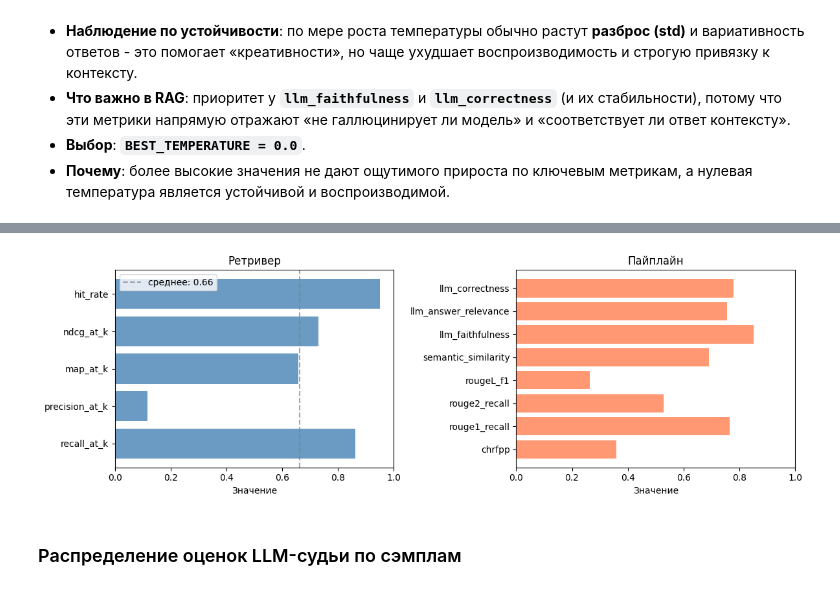
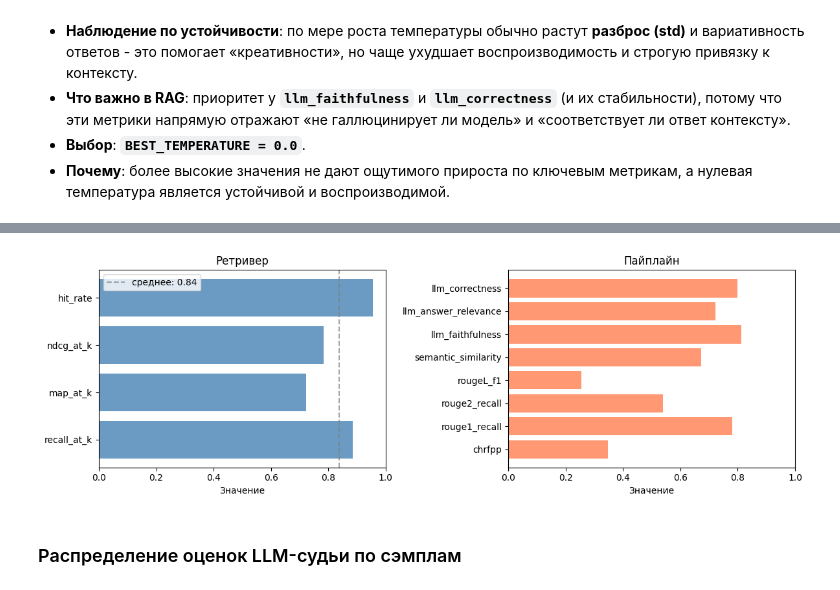
Before and after one commit to LHLHLHE/boardgame-rules-assistant, a Jupyter notebook: research/rag_experiments/notebooks/04_phase1_experiments.ipynb, the cells around one changed output, grey strips where cells are left out. Cells and saved outputs as stored; diff of their text form; code cells hidden in the pictures.

```diff
--- a/research/rag_experiments/notebooks/04_phase1_experiments.ipynb
+++ b/research/rag_experiments/notebooks/04_phase1_experiments.ipynb
@@ -299,11 +300,11 @@ Phase 2: 4 embedder experiments (best top_k=10, chunk_size=128)
 # %%
-RUN_PHASE2 = True
+RUN_STAGE2 = True
 phase2_results = []
 for item in EMBEDDER_GRID:
     exp_id = item["id"]
     overrides = item["overrides"]
     out_path = RESULTS_DIR / f"{exp_id}.json"
-    if RUN_PHASE2:
+    if RUN_STAGE2:
         if SKIP_IF_EXISTS and out_path.exists():
             print(f"Skip (exists): {exp_id}")
             with open(out_path, encoding="utf-8") as f:
@@ -344,7 +345,7 @@ for item in EMBEDDER_GRID:
                 phase2_results.append(json.load(f))
         else:
             print(f"Missing: {exp_id}")
-print(f"Phase 2: {len(phase2_results)} results.")
+print(f"Этап 2: {len(phase2_results)} результатов")
 # %% [output]
 Skip (exists): embed_e5_chunk128
 Skip (exists): embed_rosberta_chunk128
@@ -625,7 +629,7 @@ for fst in FIRST_STAGE_K_VALUES:
                 f"retrieval.first_stage_k={fst}",
                 f"retrieval.second_stage_k={snd}",
             ]),
-            "dataset_hf_filename": PHASE2_DATASET_HF_FILENAME,
+            "dataset_hf_filename": BEST_DATASET_HF_FILENAME,
             "use_metadata_filter": True,
             "two_stage": True,
             "first_stage_k": fst,
@@ -791,11 +1031,11 @@ print(f"Этап 6: {len(STAGE6_GRID)} экспериментов (модели
 # %%
-phase6_results = []
-for item in STAGE6_GRID:
+phase7_results = []
+for item in STAGE7_GRID:
     exp_id = item["id"]
     out_path = RESULTS_DIR / f"{exp_id}.json"
     if SKIP_IF_EXISTS and out_path.exists():
         with open(out_path, encoding="utf-8") as f:
-            phase6_results.append(json.load(f))
+            phase7_results.append(json.load(f))
         continue
     if EVAL_DATASET_HF_REPO:
         cfg = get_cfg(item["overrides"])
@@ -808,10 +1048,10 @@ for item in STAGE6_GRID:
             output_path=out_path,
             skip_retriever_eval=True,
         )
-        phase6_results.append(result)
+        phase7_results.append(result)
     elif out_path.exists():
         with open(out_path, encoding="utf-8") as f:
-            phase6_results.append(json.load(f))
+            phase7_results.append(json.load(f))
 
-print(f"Этап 6: {len(phase6_results)} результатов")
+print(f"Этап 7: {len(phase7_results)} результатов")
 # %% [output]
@@ -927,11 +1161,11 @@ print(f"Этап 7: {len(STAGE7_GRID)} экспериментов ({len(TEMPERAT
 # %%
-phase7_results = []
-for item in STAGE7_GRID:
+phase8_results = []
+for item in STAGE8_GRID:
     exp_id = item["id"]
     out_path = RESULTS_DIR / f"{exp_id}.json"
     if SKIP_IF_EXISTS and out_path.exists():
         with open(out_path, encoding="utf-8") as f:
-            phase7_results.append(json.load(f))
+            phase8_results.append(json.load(f))
         continue
     if EVAL_DATASET_HF_REPO:
         cfg = get_cfg(item["overrides"])
@@ -963,12 +1197,12 @@ for item in STAGE7_GRID:
         }
         with open(out_path, "w", encoding="utf-8") as f:
             json.dump(to_save, f, ensure_ascii=False, indent=2)
-        phase7_results.append(result)
+        phase8_results.append(result)
     elif out_path.exists():
         with open(out_path, encoding="utf-8") as f:
-            phase7_results.append(json.load(f))
+            phase8_results.append(json.load(f))
 
-print(f"Этап 7: {len(phase7_results)} результатов")
+print(f"Этап 8: {len(phase8_results)} результатов")
 # %% [output]
 Using device: mps
 You should probably TRAIN this model on a down-stream task to be able to use it for predictions and inference.
@@ -1176,26 +1441,33 @@ display(pd.DataFrame(pipe_items, columns=["метрика", "значение"])
 # %%
 fig, axes = plt.subplots(1, 2, figsize=(12, 4))
 
 ret = final_metrics_df[final_metrics_df["блок"] == "retriever"]
+ret_plot = ret[ret["метрика"] != "precision_at_k"]
 ax = axes[0]
-bars = ax.barh(ret["метрика"], ret["значение"], color="steelblue", alpha=0.8)
+bars = ax.barh(ret_plot["метрика"], ret_plot["значение"], color="steelblue", alpha=0.8)
 ax.set_xlim(0, 1)
 ax.set_xlabel("Значение")
 ax.set_title("Ретривер")
-if len(ret):
-    ax.axvline(x=ret["значение"].mean(), color="gray", linestyle="--", alpha=0.7, label=f"среднее: {ret['значение'].mean():.2f}")
+if len(ret_plot):
+    ax.axvline(
+        x=ret_plot["значение"].mean(),
+        color="gray",
+        linestyle="--",
+        alpha=0.7,
+        label=f"среднее: {ret_plot['значение'].mean():.2f}"
+    )
     ax.legend()
 
 pipe = final_metrics_df[final_metrics_df["блок"] == "pipeline"]
 ax = axes[1]
 bars = ax.barh(pipe["метрика"], pipe["значение"], color="coral", alpha=0.8)
 ax.set_xlim(0, 1)
 ax.set_xlabel("Значение")
 ax.set_title("Пайплайн")
 plt.tight_layout()
 plt.show()
 # %% [output]
-[figure, old version]
+[figure, new version]
 # %% [markdown]
 ### Распределение оценок LLM-судьи по сэмплам
 # %%
```
Also changed, not shown: parts of 41 cells of this notebook, 45 other files.
